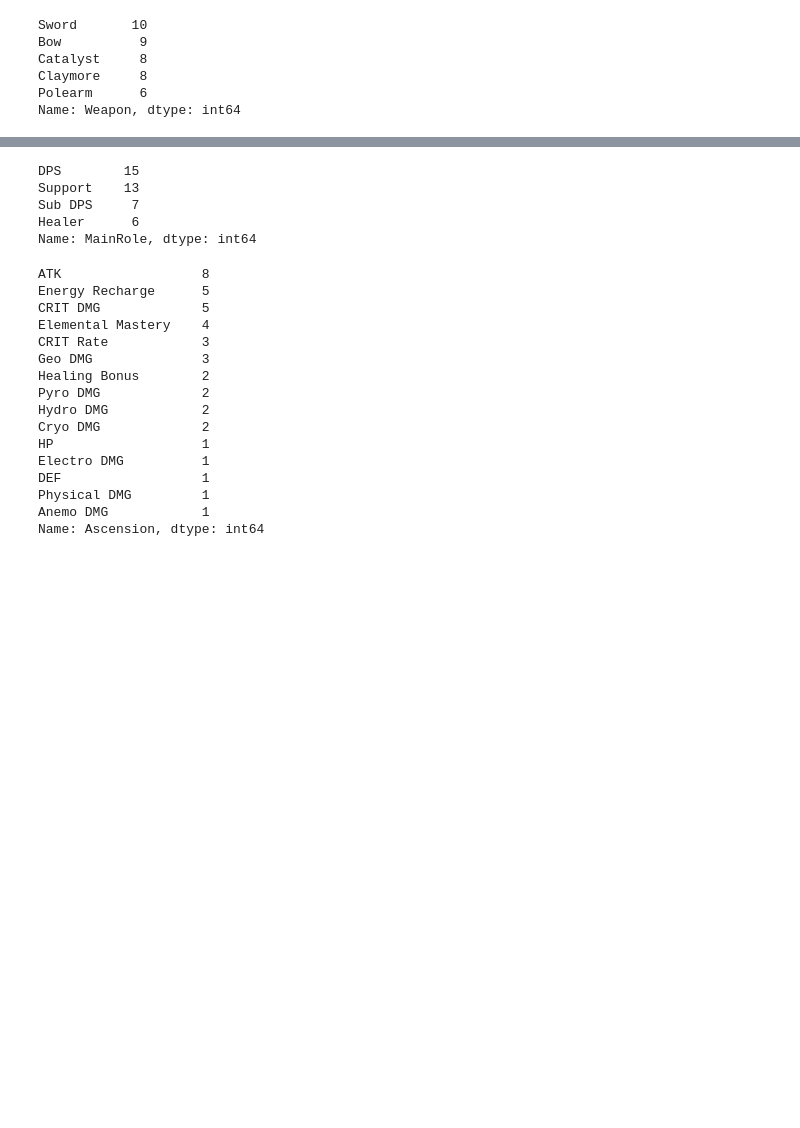
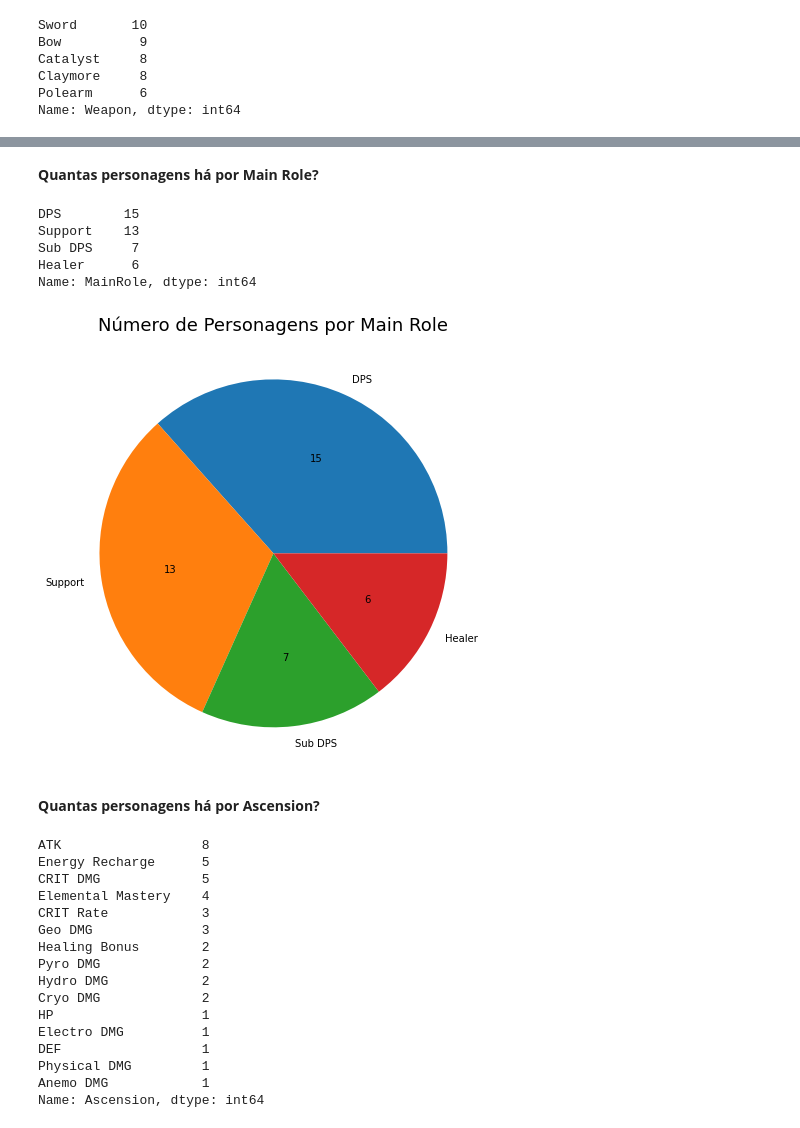
Before and after one commit to Limocas/Genshin-Impact-Database, a Jupyter notebook: Notebooks/Genshin Impact.ipynb, the cells around one changed output, grey strips where cells are left out. Cells and saved outputs as stored; diff of their text form; code cells hidden in the pictures; blank space fills up the shorter version.

```diff
--- a/Notebooks/Genshin Impact.ipynb
+++ b/Notebooks/Genshin Impact.ipynb
@@ -127 +130,3 @@ Name: Weapon, dtype: int64
+# %% [markdown]
+__Quantas personagens há por Main Role?__
 # %%
@@ -132,6 +139,18 @@ Support    13
 Sub DPS     7
 Healer      6
 Name: MainRole, dtype: int64
+# %%
+# Esta variável "totalm" serve para podermos obter os valores certos para podermos observá-los no gráfico
+totalm = sum(mainrole)
+
+mainrole.plot(kind='pie', figsize=(12, 8), autopct=lambda p: '{:.0f}'.format(p * totalm / 100))
+plt.ylabel("", size=0)
+plt.title("Número de Personagens por Main Role", size=18)
+plt.show()
+# %% [output]
+[figure]
+# %% [markdown]
+__Quantas personagens há por Ascension?__
 # %%
 genshin_df['Ascension'].value_counts()
 # %% [output]
```
Also changed, not shown: parts of 68 cells of this notebook.
